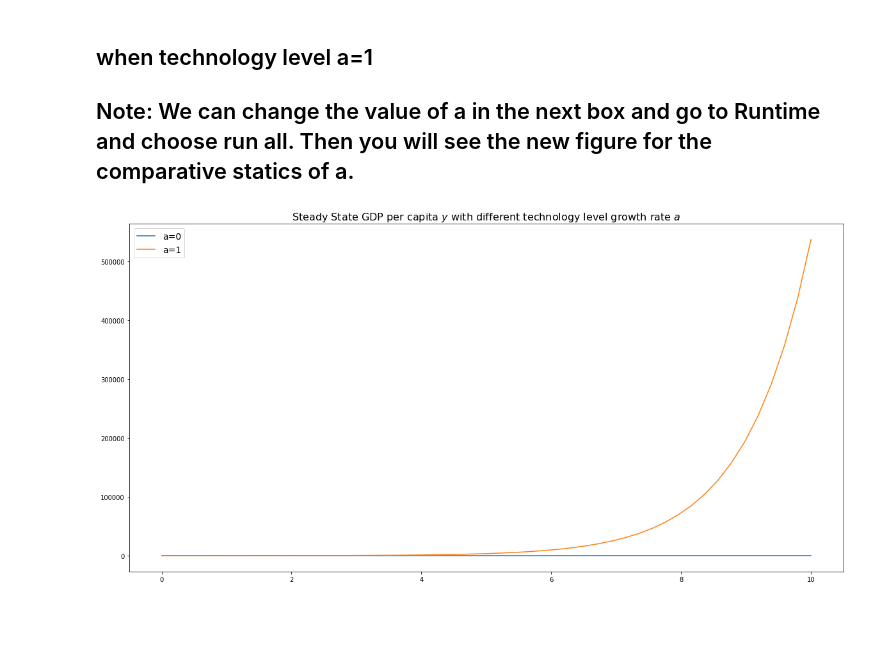
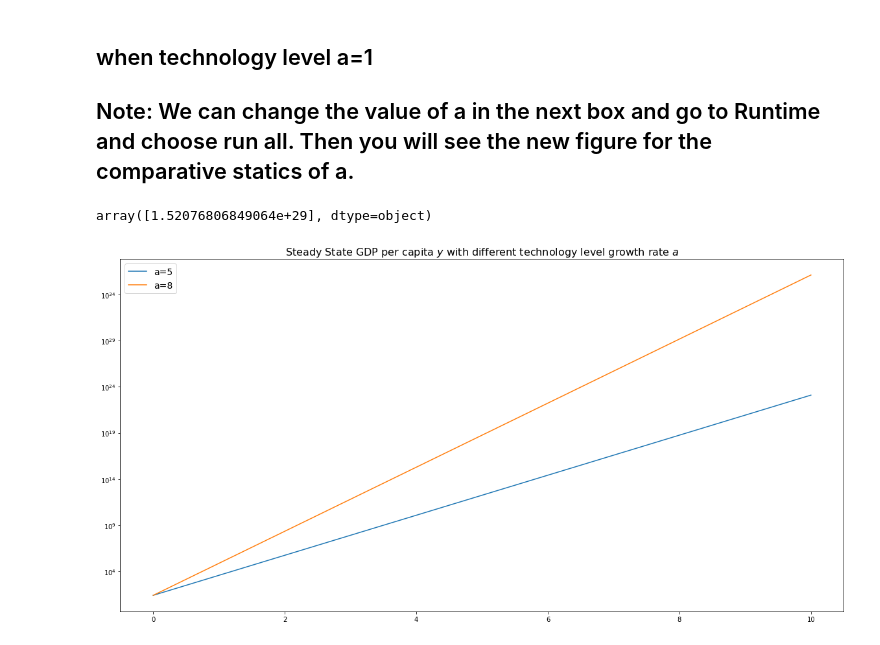
Before and after one commit to Stanleyshih722/DKU_Econ204, a Jupyter notebook: StanleyShih_Copy_of_Econ_204_EconomicGrowth_Tuesday.ipynb, the cells around one changed output. Cells and saved outputs as stored; diff of their text form; code cells hidden in the pictures; blank space fills up the shorter version.

```diff
--- a/StanleyShih_Copy_of_Econ_204_EconomicGrowth_Tuesday.ipynb
+++ b/StanleyShih_Copy_of_Econ_204_EconomicGrowth_Tuesday.ipynb
@@ -204,14 +207,18 @@ a=1
 # %%
 t = np.linspace(0, 10)
 y2 =y(t)
+y(8)
+# %% [output]
+array([1.52076806849064e+29], dtype=object)
 # %%
 ### plot the function
 import matplotlib.pyplot as plt
 fig= plt.figure(figsize=(20,10))
-plt.plot(t,y1,label='a=0')
-plt.plot(t,y2,label="a=1")
+plt.plot(t,y1,label='a=5')
+plt.plot(t,y2,label="a=8")
 plt.legend (fontsize=14)
+plt.yscale("log")
 plt.title("Steady State GDP per capita $y$ with different technology level growth rate $a$",fontsize=16)
 plt.show()
 # %% [output]
-[figure, old version]
+[figure, new version]
```
Also changed, not shown: parts of 4 cells of this notebook.
